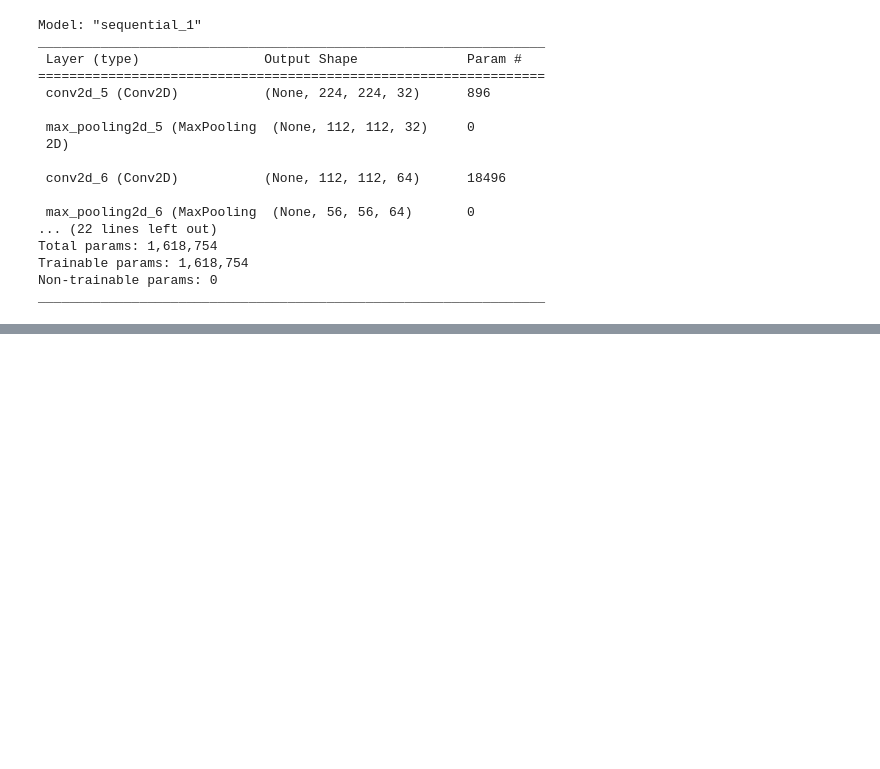
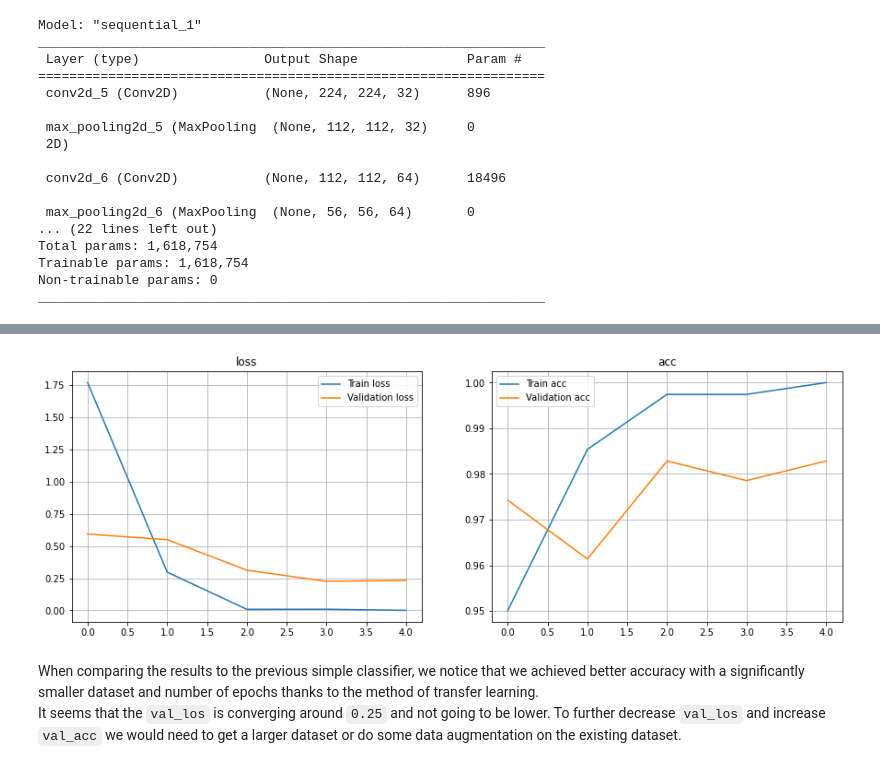
Before and after one commit to colichar/image-classifier, a Jupyter notebook: cats-vs-dogs-classifier.ipynb, the cells around one changed output, grey strips where cells are left out. Cells and saved outputs as stored; diff of their text form; code cells hidden in the pictures; blank space fills up the shorter version.

```diff
--- a/cats-vs-dogs-classifier.ipynb
+++ b/cats-vs-dogs-classifier.ipynb
@@ -121,0 +176,6 @@ Epoch 1/10
+# %%
+get_label_name = metadata.features['label'].int2str
+
+image, label = next(iter(train_ds))
+_ = plt.imshow(image)
+_ = plt.title(get_label_name(label))
@@ -121,0 +251,6 @@ Epoch 1/10
+# %%
+# compile model
+model.compile(
+    optimizer=Adam(learning_rate=0.001),
+    loss=SparseCategoricalCrossentropy(from_logits=True),
+    metrics=['accuracy'])
@@ -121,0 +262,25 @@ Epoch 1/10
+# %%
+# add early stopping callback in case model is not improving anymore
+early_stopping = EarlyStopping(
+    monitor="val_loss",
+    patience=2,
+    verbose=2
+)
+
+# add checkpoint to retrieve best model weights
+model_checkpoint = ModelCheckpoint(
+    '/tmp/checkpoint',
+    monitor='val_loss',
+    mode='min',
+    save_best_only=True,
+    save_weights_only=True,
+    verbose=1,
+)
+# %%
+# train the model
+history = model.fit(
+    train_ds,
+    validation_data=val_ds,
+    epochs=5,
+    callbacks=[early_stopping, model_checkpoint]
+)
@@ -121,0 +317,7 @@ Epoch 1/10
+# %%
+show_history(history)
+# %% [output]
+[figure, added]
+# %% [markdown]
+When comparing the results to the previous simple classifier, we notice that we achieved better accuracy with a significantly smaller dataset and number of epochs thanks to the method of transfer learning.\
+It seems that the `val_los` is converging around `0.25` and not going to be lower. To further decrease `val_los` and increase `val_acc` we would need to get a larger dataset or do some data augmentation on the existing dataset.
```
Also changed, not shown: parts of 18 cells of this notebook.
